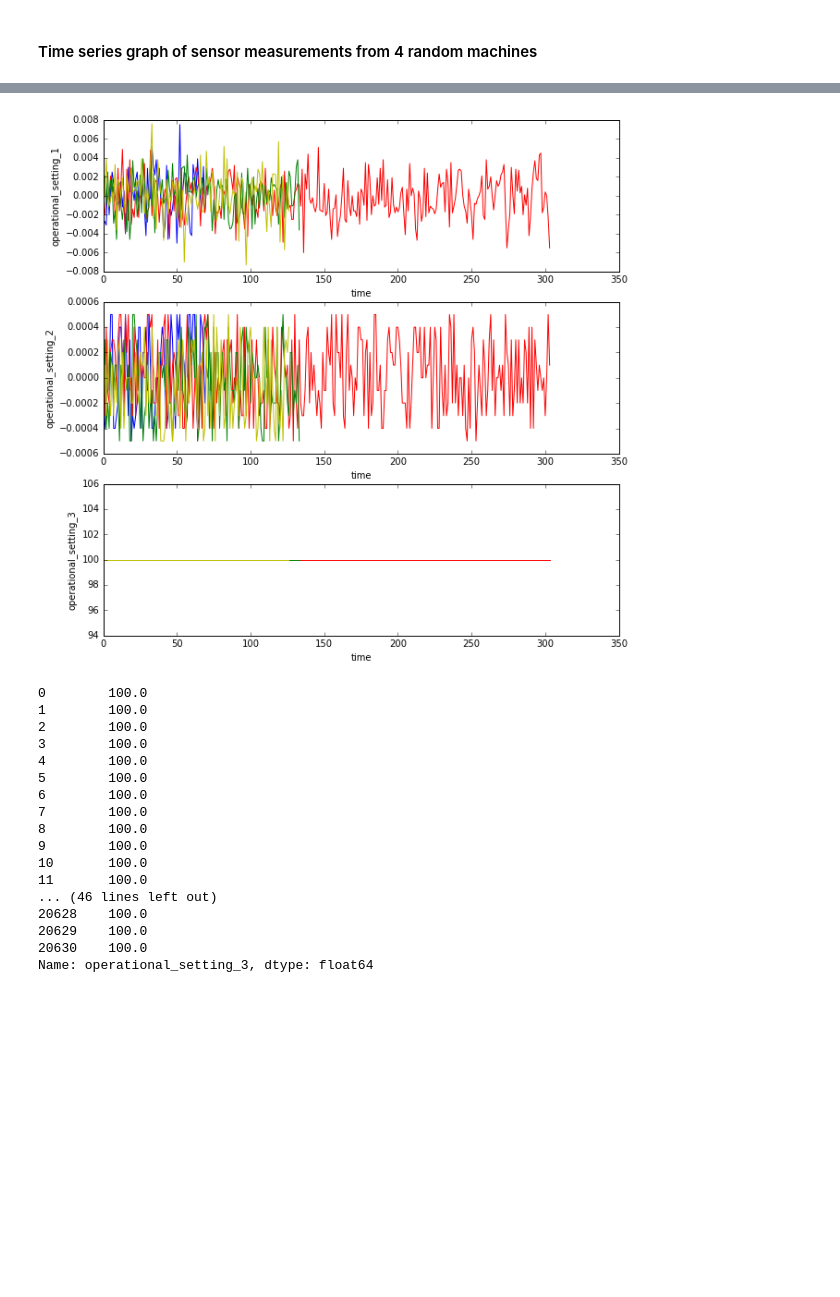
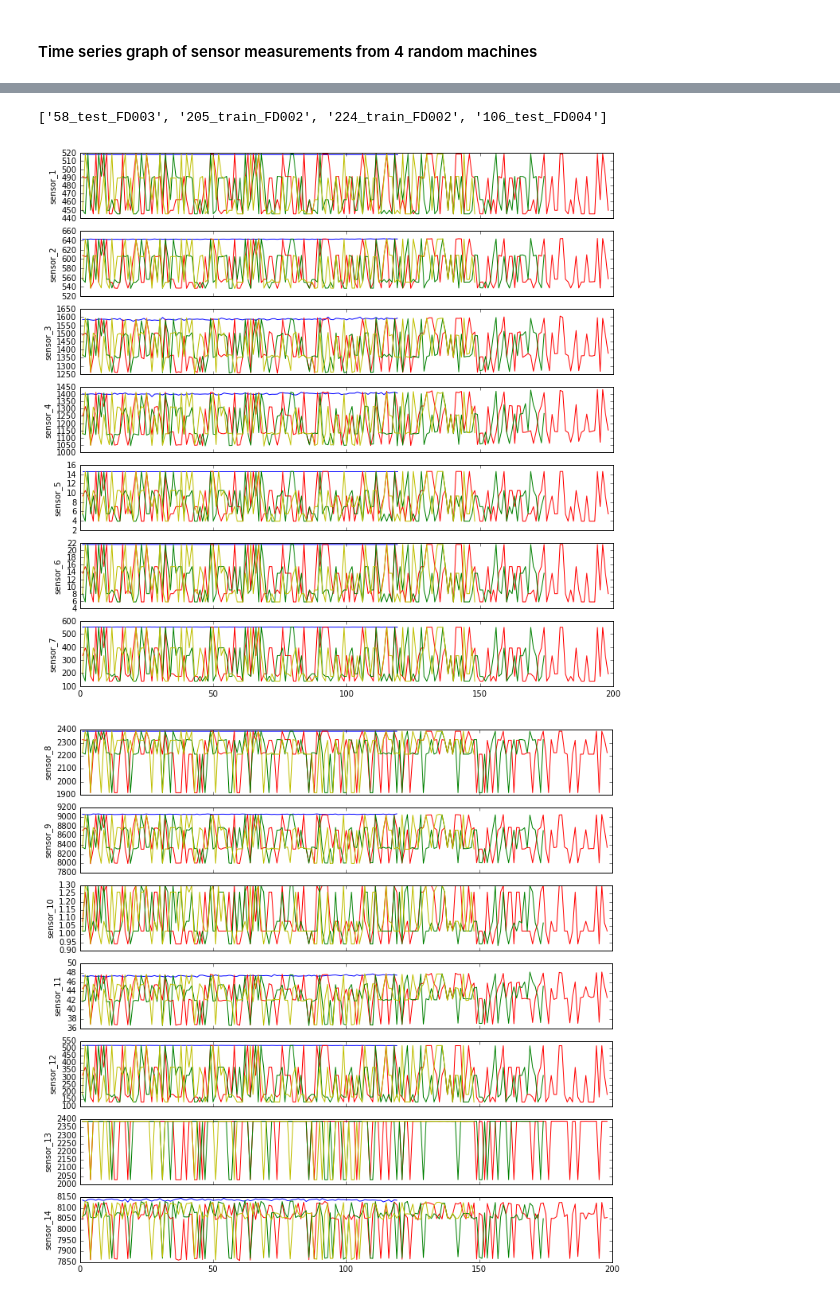
Before and after one commit to springml/iot_demo, a Jupyter notebook: DataSimulator/Python Notebooks/EDA on Nasa Engine Dataset.ipynb, the cells around one changed output, grey strips where cells are left out. Cells and saved outputs as stored; diff of their text form; code cells hidden in the pictures; blank space fills up the shorter version.

```diff
--- a/DataSimulator/Python Notebooks/EDA on Nasa Engine Dataset.ipynb
+++ b/DataSimulator/Python Notebooks/EDA on Nasa Engine Dataset.ipynb
@@ -90,41 +92,36 @@ def operational_settings_time_series(df, machines, label):
 # %% [markdown]
 #### Time series graph of sensor measurements from 4 random machines
 # %%
-def sensors_time_series(df, machines, label):
+def sensors_time_series(df, machines):
 
     fig, axes = plt.subplots(figsize=(12,12), nrows=7, ncols=1, sharex=True)
 
     for i in xrange(7):
-        col_name = "sensor_measurement_" + str(i+1)
+        col_name = "SensorMeasure" + str(i+1)
         axes[i].plot(df[df['unit'] == str(machines[0])]['time'], df[df['unit'] == str(machines[0])][col_name], 'b')
         axes[i].plot(df[df['unit'] == str(machines[1])]['time'], df[df['unit'] == str(machines[1])][col_name], 'r')
         axes[i].plot(df[df['unit'] == str(machines[2])]['time'], df[df['unit'] == str(machines[2])][col_name], 'g')
         axes[i].plot(df[df['unit'] == str(machines[3])]['time'], df[df['unit'] == str(machines[3])][col_name], 'y')
         axes[i].set_ylabel("sensor_" + str(i+1))
-    fig_name = "sensor_measurements_" + label + "_1.png"
-    fig.savefig(fig_name)
+
+
 
     fig, axes = plt.subplots(figsize=(12,12), nrows=7, ncols=1, sharex=True)
 
     for i in xrange(7,14):
-        col_name = "sensor_measurement_" + str(i+1)
+        col_name = "SensorMeasure" + str(i+1)
         axes[i-7].plot(df[df['unit'] == str(machines[0])]['time'], df[df['unit'] == str(machines[0])][col_name], 'b')
         axes[i-7].plot(df[df['unit'] == str(machines[1])]['time'], df[df['unit'] == str(machines[1])][col_name], 'r')
         axes[i-7].plot(df[df['unit'] == str(machines[2])]['time'], df[df['unit'] == str(machines[2])][col_name], 'g')
         axes[i-7].plot(df[df['unit'] == str(machines[3])]['time'], df[df['unit'] == str(machines[3])][col_name], 'y')
         axes[i-7].set_ylabel("sensor_" + str(i+1))
 
-    fig_name = "sensor_measurements_" + label + "_2.png"
-    fig.savefig(fig_name)
-
     fig, axes = plt.subplots(figsize=(12,12), nrows=7, ncols=1, sharex=True)
 
     for i in xrange(14,21):
-        col_name = "sensor_measurement_" + str(i+1)
+        col_name = "SensorMeasure" + str(i+1)
         axes[i-14].plot(df[df['unit'] == str(machines[0])]['time'], df[df['unit'] == str(machines[0])][col_name], 'b')
         axes[i-14].plot(df[df['unit'] == str(machines[1])]['time'], df[df['unit'] == str(machines[1])][col_name], 'r')
         axes[i-14].plot(df[df['unit'] == str(machines[2])]['time'], df[df['unit'] == str(machines[2])][col_name], 'g')
         axes[i-14].plot(df[df['unit'] == str(machines[3])]['time'], df[df['unit'] == str(machines[3])][col_name], 'y')
         axes[i-14].set_ylabel("sensor_" + str(i+1))
-    fig_name = "sensor_measurements_" + label + "_3.png"
-    fig.savefig(fig_name)
@@ -138,24 +128,9 @@ sensors_time_series(df, machines, "train")
-# %%
-operational_settings_time_series(df_test, machines, "test")
-# %% [output]
-[figure, removed]
-# %%
-df.operational_setting_3
-# %% [output]
-0        100.0
-1        100.0
-2        100.0
-3        100.0
-4        100.0
-5        100.0
-6        100.0
-7        100.0
-8        100.0
-9        100.0
-10       100.0
-11       100.0
-... (46 lines left out)
-20628    100.0
-20629    100.0
-20630    100.0
-Name: operational_setting_3, dtype: float64
+# %%
+all_machines = all_dfs.unit.value_counts().index.tolist()
+sample_machines = [random.choice(all_machines) for i in xrange(4)]
+print sample_machines
+sensors_time_series(all_dfs, sample_machines)
+# %% [output]
+['58_test_FD003', '205_train_FD002', '224_train_FD002', '106_test_FD004']
+[figure, added]
+[figure, added]
```
Also changed, not shown: parts of 24 cells of this notebook, 10 other files.
